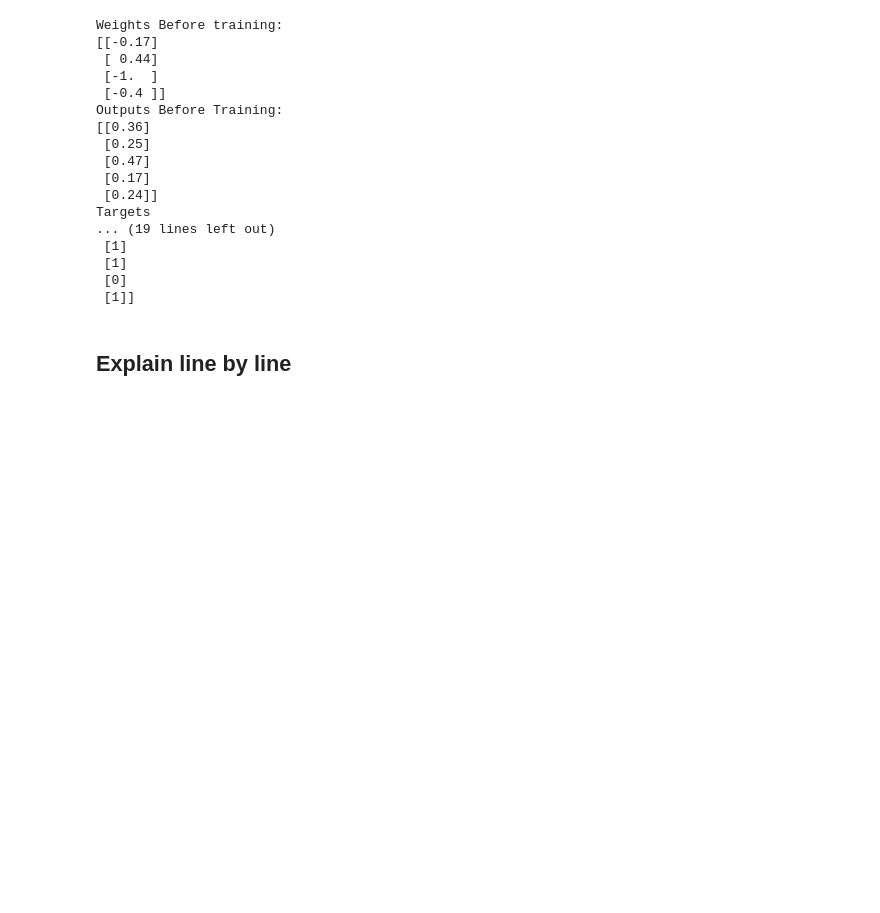
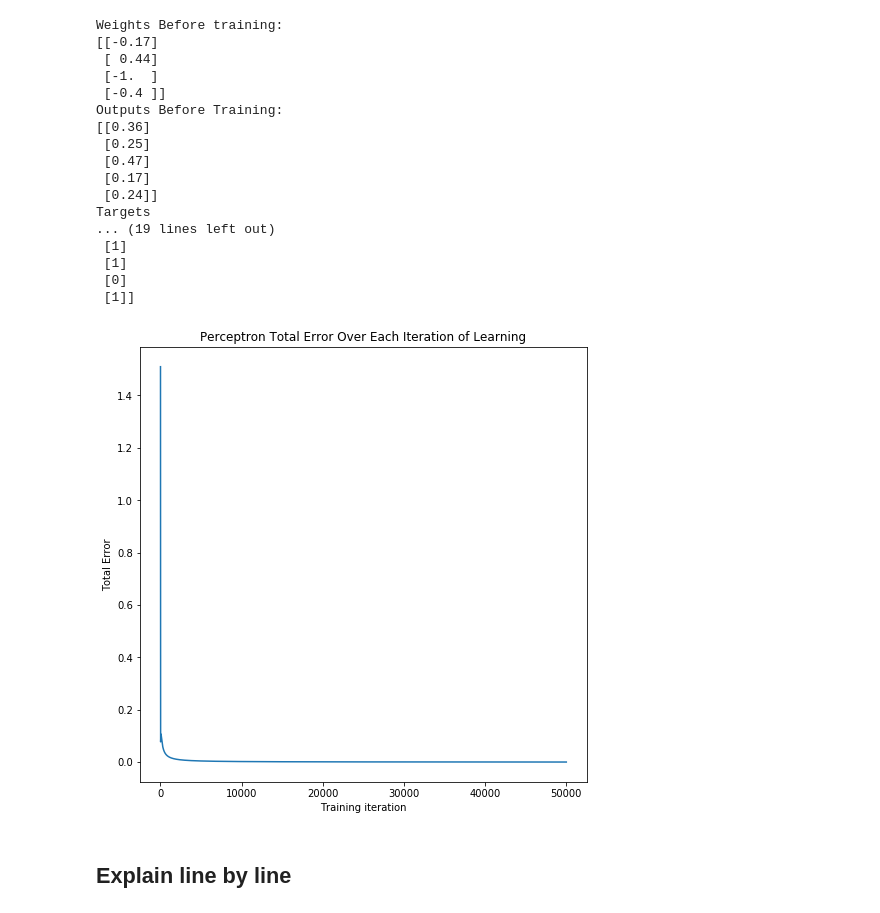
Before and after one commit to dlab-berkeley/ANN-Fundamentals, a Jupyter notebook: notebooks/01_ANN_step_by_step_Perceptron.ipynb, the cells around one changed output. Saved outputs shown, nothing was run; the diff lists cells and outputs as text; code cells hidden in the pictures; blank space fills up the shorter version.

```diff
--- a/notebooks/01_ANN_step_by_step_Perceptron.ipynb
+++ b/notebooks/01_ANN_step_by_step_Perceptron.ipynb
@@ -118,9 +118,10 @@ print("Outputs Before Training:")
 print(sigmoid(np.dot(X,weights_0)).round(2))
 print('Targets')
 print(y)
-# train the network with 50000 iterations
 
 errors=[]
+
+# train the network with 50000 iterations
 for iter in range(50000):
 
     # forward propagation
@@ -130,7 +131,7 @@ for iter in range(50000):
 
     # calculate the error which we define as the (actual target value - the predicted value)
     layer1_error = y - layer_1_output
-    errors = np.sum(layer_1_output)
+    errors.append(np.sum(layer1_error))
     # compute the change (delta) of our weights by:
     # multiplying the learning rate by the error and the slope (derivative) of our sigmoid values
     layer1_delta = learning_rate * layer1_error * sigmoid_derivative(layer_1_output)
@@ -165,6 +166,24 @@ Targets
  [1]
  [0]
  [1]]
+# %%
+### Visualizing the errors over time
+import matplotlib.pyplot as plt
+
+def plot_errors(errors):
+    """
+    Plots the total error over time (each iteration of weight updates)
+    """
+    fig = plt.figure(figsize=(8, 8))
+    plt.title('Perceptron Total Error Over Each Iteration of Learning')
+    plt.plot(errors)
+    plt.ylabel('Total Error')
+    plt.xlabel('Training iteration')
+    plt.show()
+
+plot_errors(errors)
+# %% [output]
+[figure, added]
 # %% [markdown]
 ## Explain line by line
 # %% [markdown]
```
Also changed, not shown: 2 other files.
